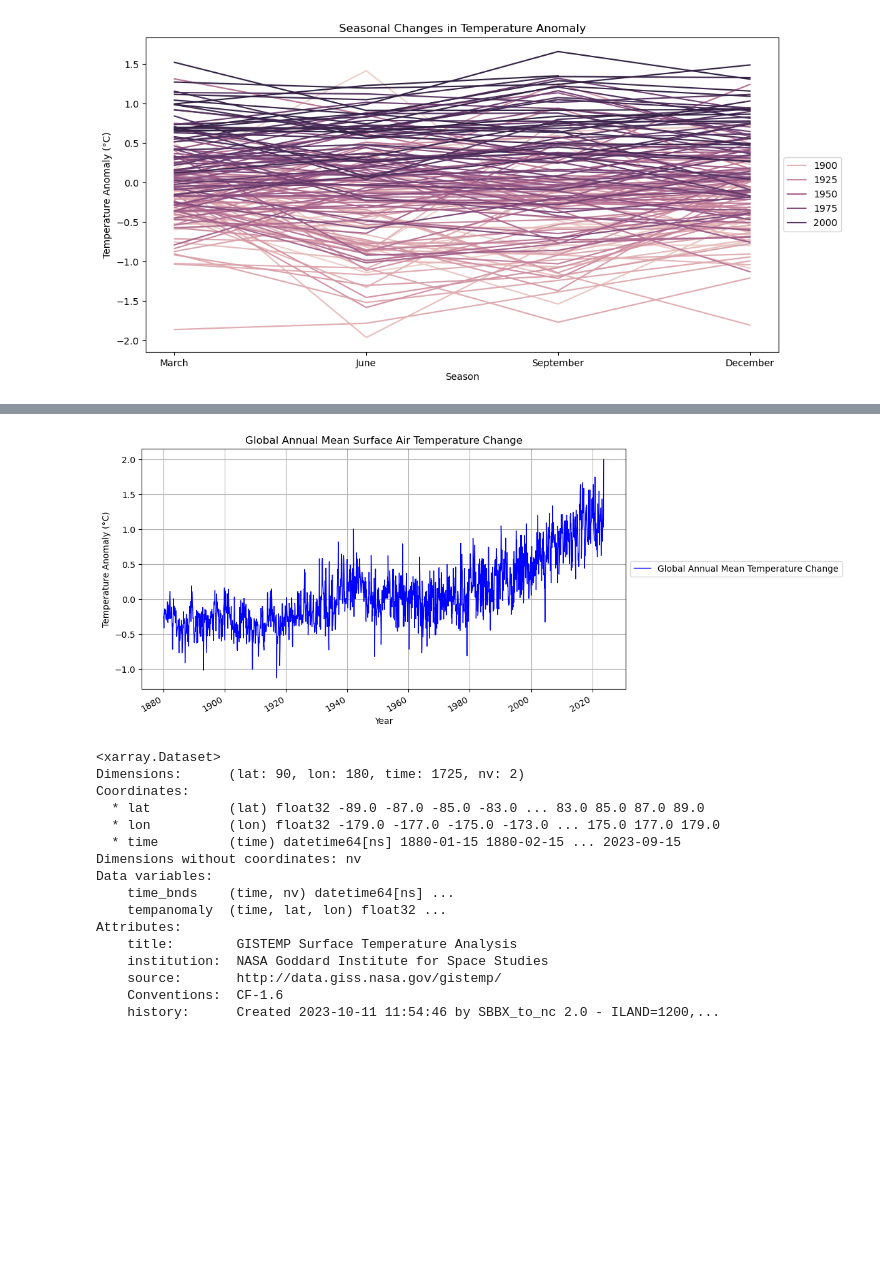
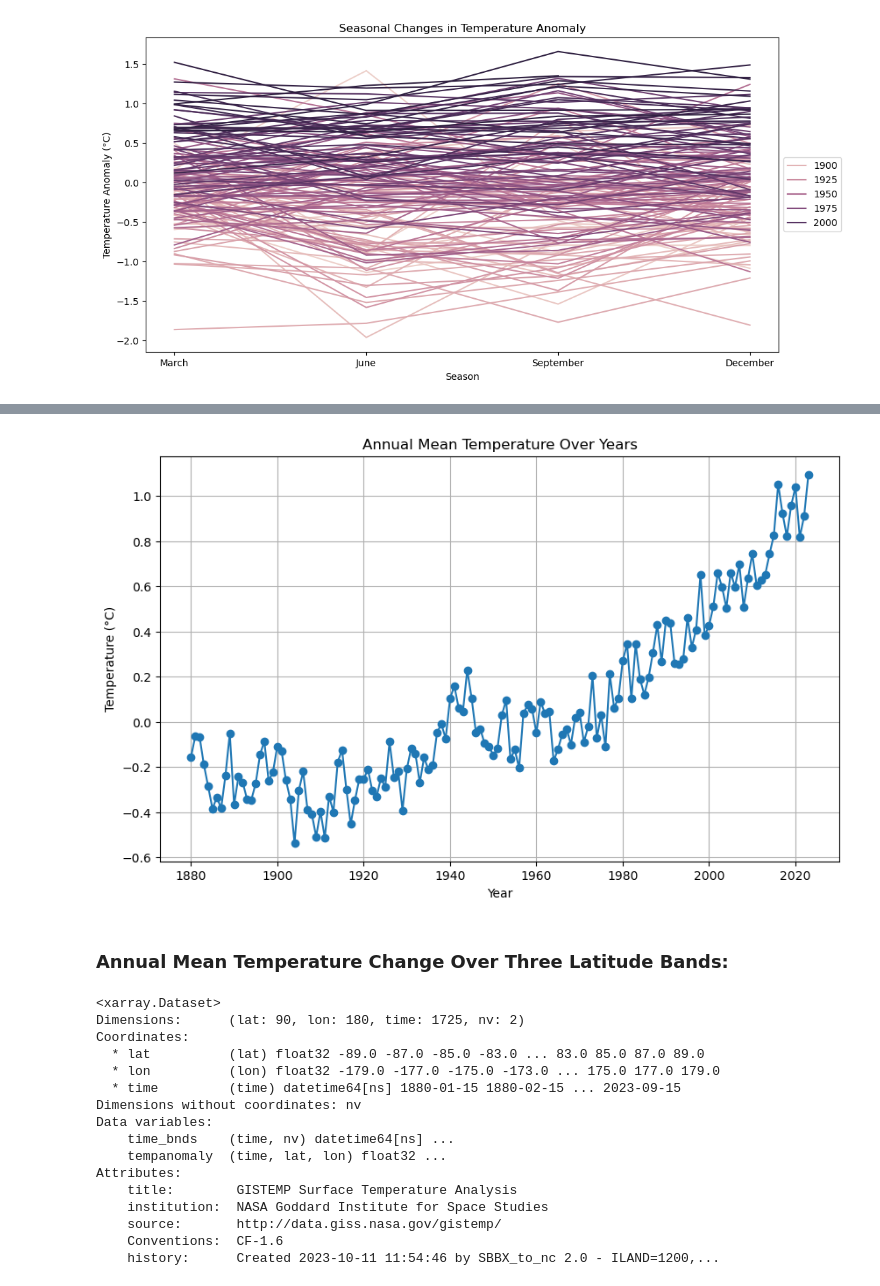
Before and after one commit to ajoherron/GISTEMP_rewrite, a Jupyter notebook: GISTEMP Visualizations.ipynb, the cells around one changed output, grey strips where cells are left out. Drawn from its saved outputs; the diff is of its cells as text; code cells hidden in the pictures; blank space fills up the shorter version.

```diff
--- a/GISTEMP Visualizations.ipynb
+++ b/GISTEMP Visualizations.ipynb
@@ -116,18 +85,25 @@ global_mean_temp = combined_temp_ds['tempanomaly'].mean(dim=['lat', 'lon'])
-# %%
-# Plot the global annual mean temperature change with legend to the right
-plt.figure(figsize=(10, 5))
-global_mean_temp.plot(label='Global Annual Mean Temperature Change', color='b', linewidth=1)
-plt.title('Global Annual Mean Surface Air Temperature Change')
-plt.xlabel('Year')
-plt.ylabel('Temperature Anomaly (°C)')
-
-# Place legend to the right
-plt.legend(loc='center left', bbox_to_anchor=(1, 0.5))
-
-plt.grid(True)
-plt.show()
-# %% [output]
-[figure, removed]
+# %%
+# Specify the path to your data file
+file_path = 'parameters/GLB.Ts+dSST.csv'
+
+# Read the data from the file into a Pandas DataFrame
+df = pd.read_csv(file_path, skiprows=[0])
+# %%
+# Calculate the annual mean temperature
+df['Annual_Mean'] = df.iloc[:, 1:13].mean(axis=1)
+# %%
+# Plot the data
+plt.figure(figsize=(10, 6))
+plt.plot(df['Year'], df['Annual_Mean'], marker='o', linestyle='-')
+plt.title('Annual Mean Temperature Over Years')
+plt.xlabel('Year')
+plt.ylabel('Temperature (°C)')
+plt.grid(True)
+plt.show()
+# %% [output]
+[figure, added]
+# %% [markdown]
+### Annual Mean Temperature Change Over Three Latitude Bands:
 # %%
 import xarray as xr
 import matplotlib.pyplot as plt
```
Also changed, not shown: parts of 61 cells of this notebook.
